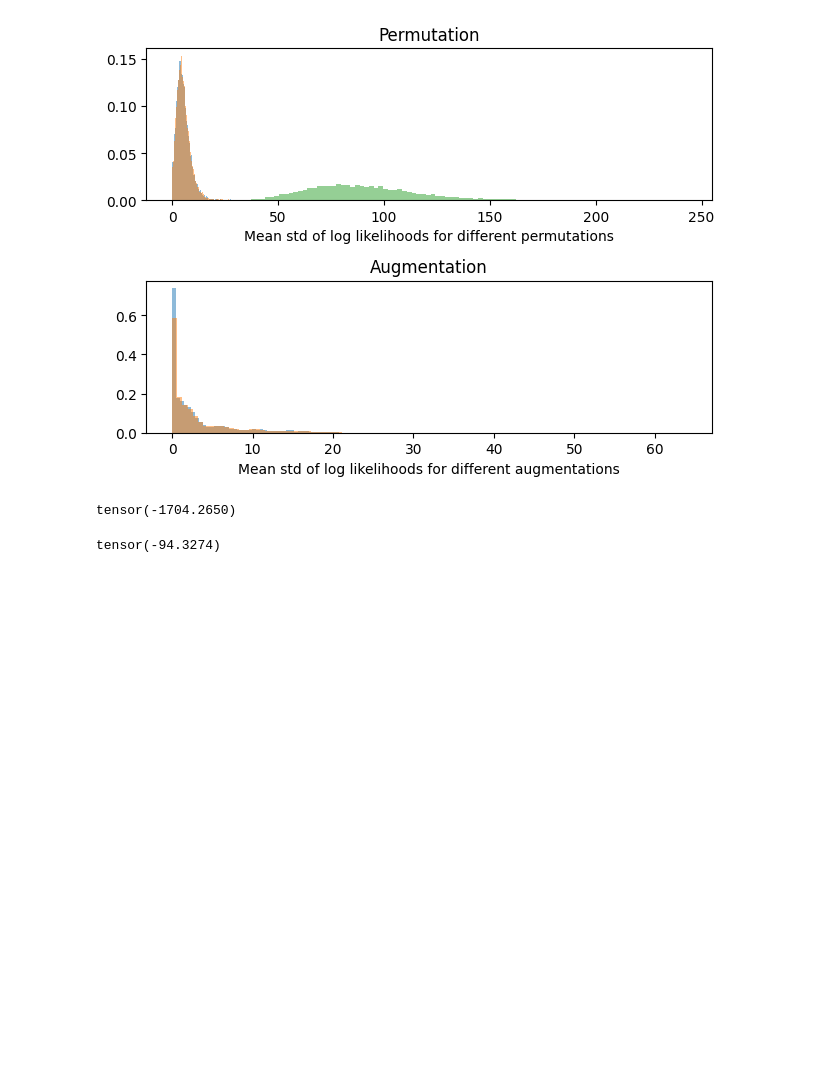
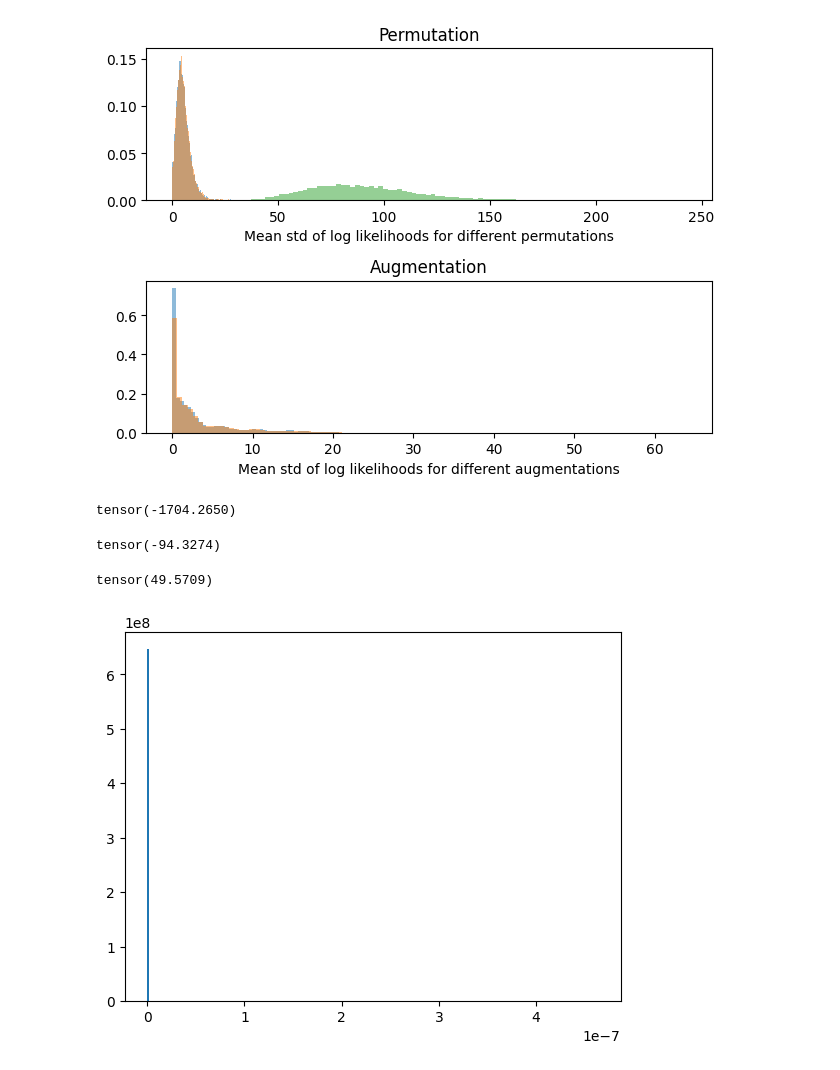
Before and after one commit to kedhip/WyckoffTransformer, a Jupyter notebook: permutations_likelihood.ipynb, the cells around one changed output. Saved outputs shown, nothing was run; the diff lists cells and outputs as text; code cells hidden in the pictures; blank space fills up the shorter version.

```diff
--- a/permutations_likelihood.ipynb
+++ b/permutations_likelihood.ipynb
@@ -105,3 +130,14 @@ tensor(-1704.2650)
 test_log_likelihoods.mean()
 # %% [output]
 tensor(-94.3274)
+# %%
+test_log_likelihoods.mean(dim=(0, 1)).std()
+# %% [output]
+tensor(49.5709)
+# %%
+test_probas = torch.exp(test_log_likelihoods)
+# %%
+fig, ax = plt.subplots()
+ax.hist(test_probas[0,0], bins=300, density=True);
+# %% [output]
+[figure, added]
```
Also changed, not shown: parts of 12 cells of this notebook, 2 other files.
